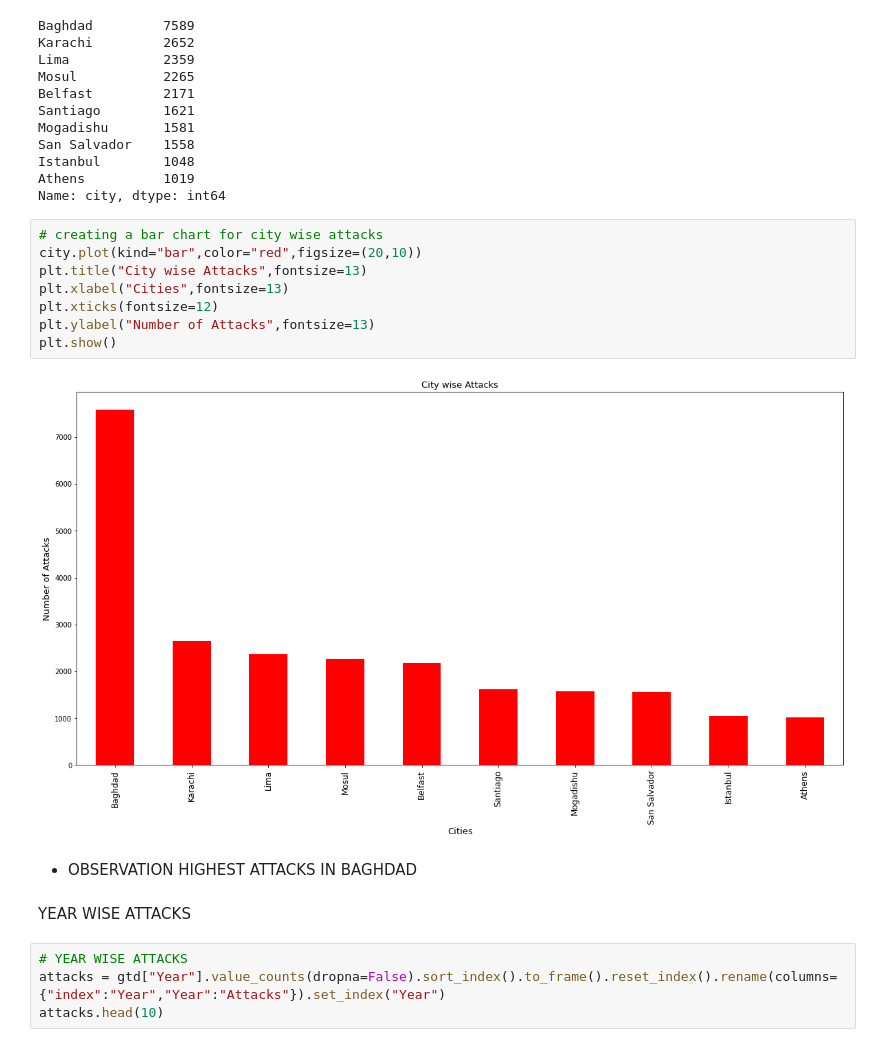
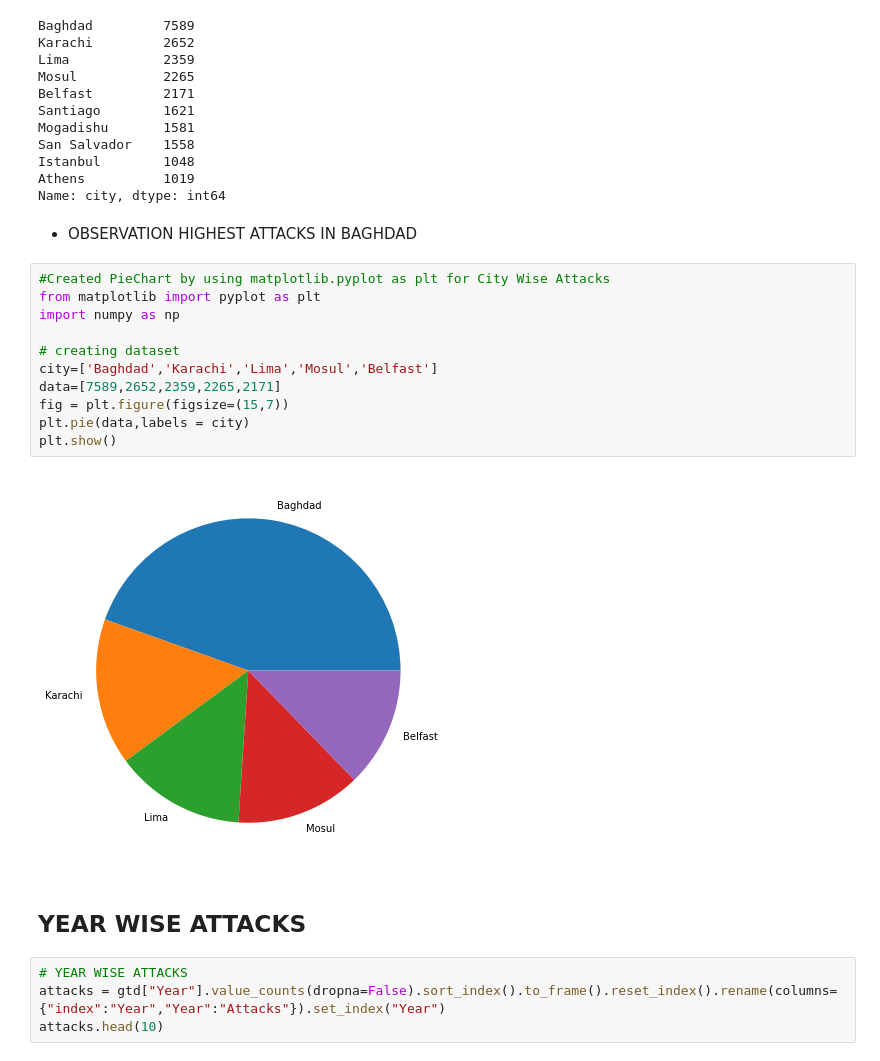
Before and after one commit to vicksypython/gbd-analysis, a Jupyter notebook: Copy_of_Global_Terrorism_Analysis_Capstone_Project.ipynb, the cells around one changed output. Saved outputs shown, nothing was run; the diff lists cells and outputs as text.

```diff
--- a/Copy_of_Global_Terrorism_Analysis_Capstone_Project.ipynb
+++ b/Copy_of_Global_Terrorism_Analysis_Capstone_Project.ipynb
@@ -178,21 +212,24 @@ San Salvador    1558
 Istanbul        1048
 Athens          1019
 Name: city, dtype: int64
-# %%
-# creating a bar chart for city wise attacks
-city.plot(kind="bar",color="red",figsize=(20,10))
-plt.title("City wise Attacks",fontsize=13)
-plt.xlabel("Cities",fontsize=13)
-plt.xticks(fontsize=12)
-plt.ylabel("Number of Attacks",fontsize=13)
-plt.show()
-# %% [output]
-[figure, removed]
 # %% [markdown]
  * OBSERVATION
  HIGHEST ATTACKS IN BAGHDAD
+# %%
+#Created PieChart by using matplotlib.pyplot as plt for City Wise Attacks
+from matplotlib import pyplot as plt
+import numpy as np
+
+# creating dataset
+city=['Baghdad','Karachi','Lima','Mosul','Belfast']
+data=[7589,2652,2359,2265,2171]
+fig = plt.figure(figsize=(15,7))
+plt.pie(data,labels = city)
+plt.show()
+# %% [output]
+[figure, added]
 # %% [markdown]
- YEAR WISE ATTACKS
+## YEAR WISE ATTACKS
 # %%
 # YEAR WISE ATTACKS
 attacks = gtd["Year"].value_counts(dropna=False).sort_index().to_frame().reset_index().rename(columns={"index":"Year","Year":"Attacks"}).set_index("Year")
```
Also changed, not shown: parts of 42 cells of this notebook.
